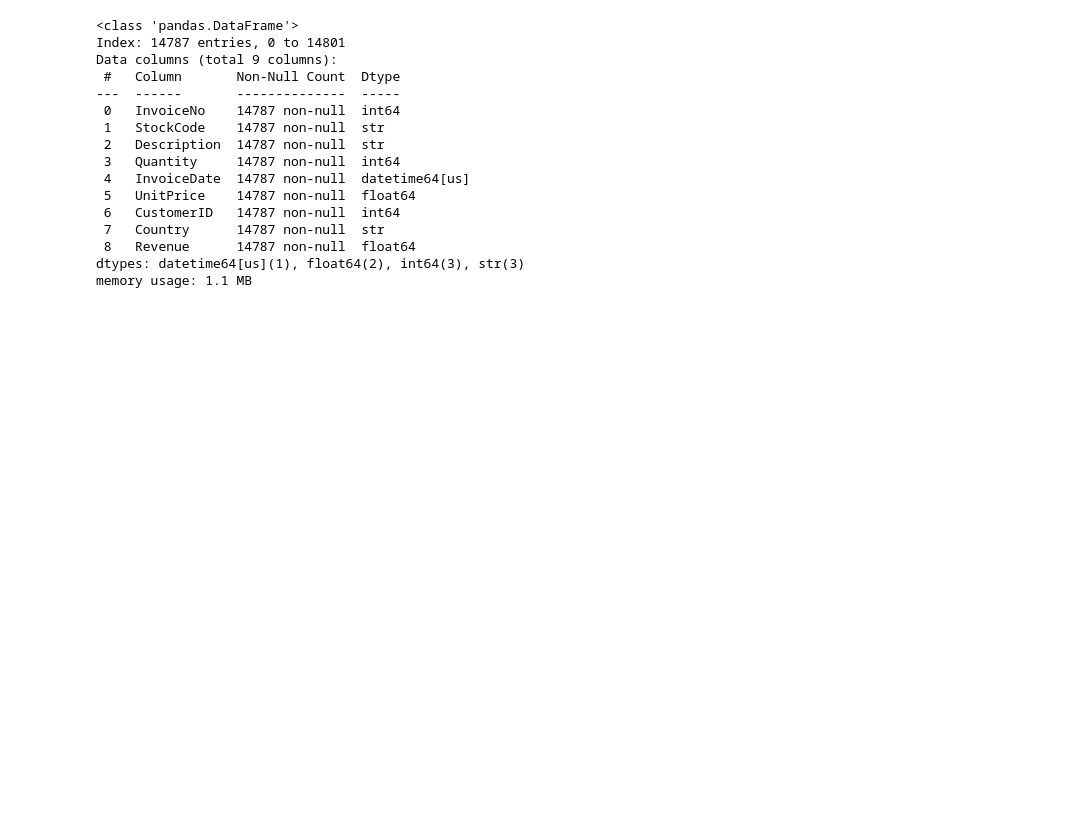
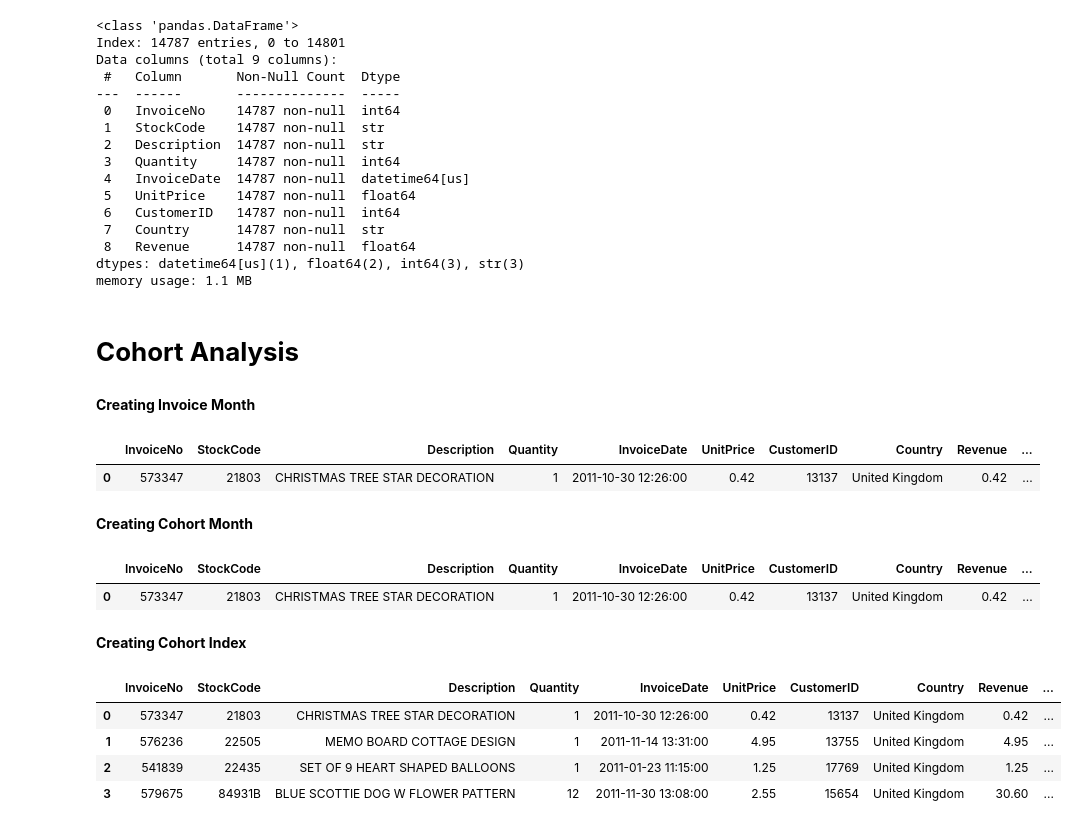
Before and after one commit to ThejaswiBhat/Internship-Project-1, a Jupyter notebook: Notebooks/cohort_retention_cltv_analysis.ipynb.ipynb, the cells around one changed output. Drawn from its saved outputs; the diff is of its cells as text; code cells hidden in the pictures; blank space fills up the shorter version.

Commit message:
Created Cohort Month and Cohort Index for Cohort Analysis

```diff
--- a/Notebooks/cohort_retention_cltv_analysis.ipynb.ipynb
+++ b/Notebooks/cohort_retention_cltv_analysis.ipynb.ipynb
@@ -168,3 +168,7 @@ Data columns (total 9 columns):
  8   Revenue      14787 non-null  float64
 dtypes: datetime64[us](1), float64(2), int64(3), str(3)
 memory usage: 1.1 MB
+# %% [markdown]
+# **Cohort Analysis**
+# %% [markdown]
+**Creating Invoice Month**
@@ -170,0 +177,7 @@ memory usage: 1.1 MB
+# %%
+df.head(1)
+# %% [output]
+|  | InvoiceNo | StockCode | Description | Quantity | InvoiceDate | UnitPrice | CustomerID | Country | Revenue | ... |
+| 0 | 573347 | 21803 | CHRISTMAS TREE STAR DECORATION | 1 | 2011-10-30 12:26:00 | 0.42 | 13137 | United Kingdom | 0.42 | ... |
+# %% [markdown]
+**Creating Cohort Month**
@@ -170,0 +189,28 @@ memory usage: 1.1 MB
+# %%
+df['CohortMonth'] = df['CustomerID'].map(cohort_month)
+# %%
+df.head(1)
+# %% [output]
+|  | InvoiceNo | StockCode | Description | Quantity | InvoiceDate | UnitPrice | CustomerID | Country | Revenue | ... |
+| 0 | 573347 | 21803 | CHRISTMAS TREE STAR DECORATION | 1 | 2011-10-30 12:26:00 | 0.42 | 13137 | United Kingdom | 0.42 | ... |
+# %% [markdown]
+**Creating Cohort Index**
+# %%
+invoice_year = df['InvoiceMonth'].dt.year
+cohort_year = df['CohortMonth'].dt.year
+# %%
+invoice_month = df['InvoiceMonth'].dt.month
+cohort_month = df['CohortMonth'].dt.month
+# %%
+df['CohortIndex'] = (
+    (invoice_year - cohort_year) * 12
+    + (invoice_month - cohort_month)
+)
+# %%
+df.head(4)
+# %% [output]
+|  | InvoiceNo | StockCode | Description | Quantity | InvoiceDate | UnitPrice | CustomerID | Country | Revenue | ... |
+| 0 | 573347 | 21803 | CHRISTMAS TREE STAR DECORATION | 1 | 2011-10-30 12:26:00 | 0.42 | 13137 | United Kingdom | 0.42 | ... |
+| 1 | 576236 | 22505 | MEMO BOARD COTTAGE DESIGN | 1 | 2011-11-14 13:31:00 | 4.95 | 13755 | United Kingdom | 4.95 | ... |
+| 2 | 541839 | 22435 | SET OF 9 HEART SHAPED BALLOONS | 1 | 2011-01-23 11:15:00 | 1.25 | 17769 | United Kingdom | 1.25 | ... |
+| 3 | 579675 | 84931B | BLUE SCOTTIE DOG W FLOWER PATTERN | 12 | 2011-11-30 13:08:00 | 2.55 | 15654 | United Kingdom | 30.60 | ... |
```
Also changed, not shown: parts of 2 cells of this notebook.
